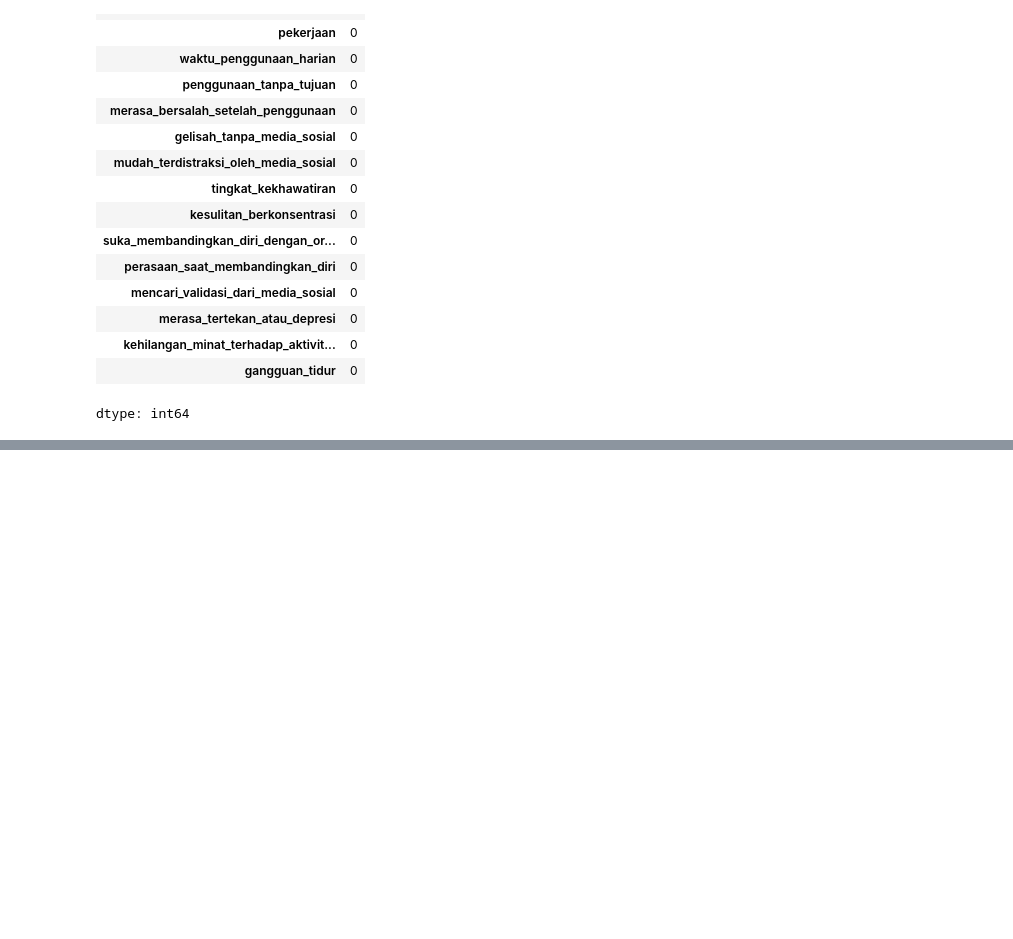
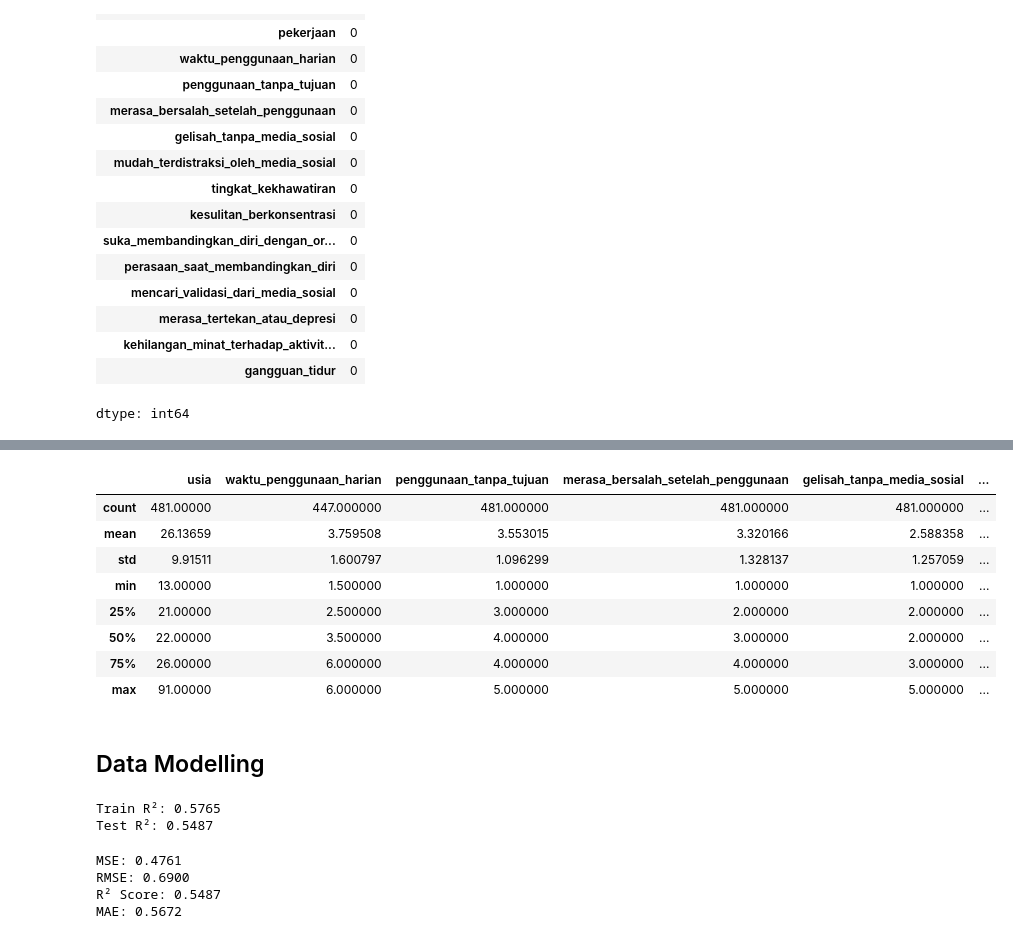
Before and after one commit to sahrul3114/Project-iseng, a Jupyter notebook: Project_iseng.ipynb, the cells around one changed output, grey strips where cells are left out. Saved outputs shown, nothing was run; the diff lists cells and outputs as text; code cells hidden in the pictures; blank space fills up the shorter version.

```diff
--- a/Project_iseng.ipynb
+++ b/Project_iseng.ipynb
@@ -192,3 +192,16 @@ def convert_time(text):
         return None
 
 df2["waktu_penggunaan_harian"] = df2["waktu_penggunaan_harian"].apply(convert_time)
+# %%
+df2["skor_ketergantungan"] = df2[[
+    "gelisah_tanpa_media_sosial",
+    "mencari_validasi_dari_media_sosial",
+    "merasa_bersalah_setelah_penggunaan"
+]].mean(axis=1)
+
+df2["proporsi_tanpa_tujuan"] = df2["penggunaan_tanpa_tujuan"] / df2["waktu_penggunaan_harian"]
+
+df2["skor_perbandingan_sosial"] = df2[[
+    "suka_membandingkan_diri_dengan_orang_lain",
+    "perasaan_saat_membandingkan_diri"
+]].mean(axis=1)
@@ -194,0 +229,12 @@ df2["waktu_penggunaan_harian"] = df2["waktu_penggunaan_harian"].apply(convert_ti
+# %%
+df2.describe()
+# %% [output]
+|  | usia | waktu_penggunaan_harian | penggunaan_tanpa_tujuan | merasa_bersalah_setelah_penggunaan | gelisah_tanpa_media_sosial | ... |
+| count | 481.00000 | 447.000000 | 481.000000 | 481.000000 | 481.000000 | ... |
+| mean | 26.13659 | 3.759508 | 3.553015 | 3.320166 | 2.588358 | ... |
+| std | 9.91511 | 1.600797 | 1.096299 | 1.328137 | 1.257059 | ... |
+| min | 13.00000 | 1.500000 | 1.000000 | 1.000000 | 1.000000 | ... |
+| 25% | 21.00000 | 2.500000 | 3.000000 | 2.000000 | 2.000000 | ... |
+| 50% | 22.00000 | 3.500000 | 4.000000 | 3.000000 | 2.000000 | ... |
+| 75% | 26.00000 | 6.000000 | 4.000000 | 4.000000 | 3.000000 | ... |
+| max | 91.00000 | 6.000000 | 5.000000 | 5.000000 | 5.000000 | ... |
@@ -194,0 +246,54 @@ df2["waktu_penggunaan_harian"] = df2["waktu_penggunaan_harian"].apply(convert_ti
+# %% [markdown]
+## Data Modelling
+# %%
+from sklearn.model_selection import train_test_split
+from sklearn.linear_model import LinearRegression
+from sklearn.preprocessing import RobustScaler
+
+X = df2.drop(["anxiety_score", "tingkat_kekhawatiran",
+              "kesulitan_berkonsentrasi", "merasa_tertekan_atau_depresi", "kehilangan_minat_terhadap_aktivitas_sehari-hari",
+              "gangguan_tidur"], axis=1)
+y = df2["anxiety_score"]
+
+X_train, X_test, y_train, y_test = train_test_split(X, y, test_size = 0.2, random_state = 42)
+
+
+numerical_cols = df2.select_dtypes(include=['number']).columns
+
+scaler = RobustScaler()
+df2[numerical_cols] = scaler.fit_transform(df2[numerical_cols])
+
+model = LinearRegression()
+model.fit(X_train, y_train)
+
+y_pred = model.predict(X_test)
+
+train_score = model.score(X_train, y_train)
+test_score = model.score(X_test, y_test)
+
+print(f"Train R²: {train_score:.4f}")
+print(f"Test R²: {test_score:.4f}")
+# %% [output]
+Train R²: 0.5765
+Test R²: 0.5487
+# %%
+from sklearn.metrics import mean_squared_error
+from sklearn.metrics import r2_score, mean_absolute_error
+
+# Menghitung MSE
+mse = mean_squared_error(y_test, y_pred)
+rmse = mse ** 0.5
+
+
+r2 = r2_score(y_test, y_pred)
+mae = mean_absolute_error(y_test, y_pred)
+
+print(f"MSE: {mse:.4f}")
+print(f"RMSE: {rmse:.4f}")
+print(f"R² Score: {r2:.4f}")
+print(f"MAE: {mae:.4f}")
+# %% [output]
+MSE: 0.4761
+RMSE: 0.6900
+R² Score: 0.5487
+MAE: 0.5672
```
Also changed, not shown: parts of 8 cells of this notebook.
